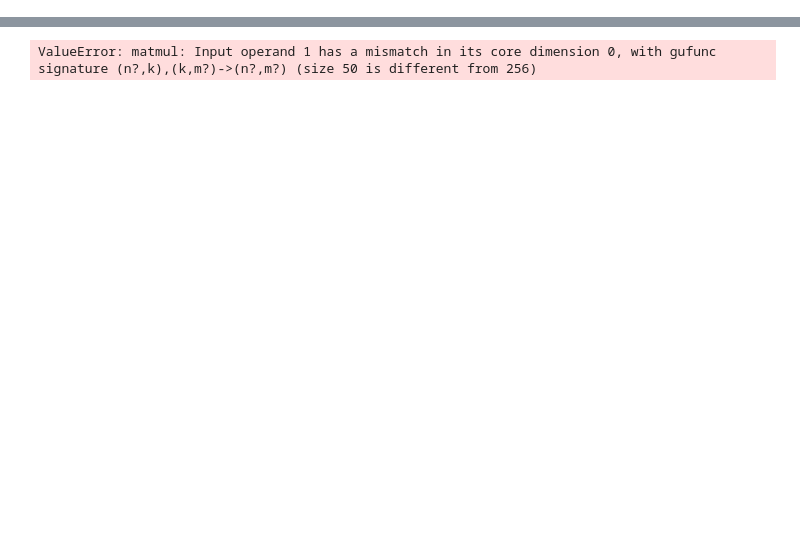
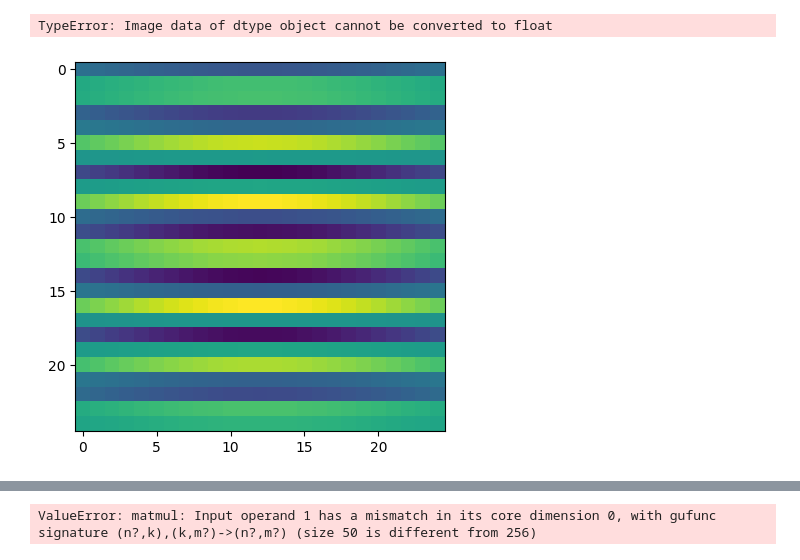
Before and after one commit to Gowri0109/codes, a Jupyter notebook: feature_extraction.ipynb, the cells around one changed output, grey strips where cells are left out. Cells and saved outputs as stored; diff of their text form; code cells hidden in the pictures; blank space fills up the shorter version.

```diff
--- a/feature_extraction.ipynb
+++ b/feature_extraction.ipynb
@@ -16,0 +74,47 @@ from sklearn.metrics import accuracy_score
+# %%
+#garbor filter
+#input directory
+input_path = "D:\master_thesis\datasets\segmented\glioma"
+
+#output directory
+
+output_path = "D:\master_thesis\datasets\feature_extracted\glioma"
+
+#convert to grayscale
+#gray = cv2.cvtColor(input_path, cv2.COLOR_BGR2GRAY)
+
+ksize = 25  #Use size that makes sense to the image and fetaure size. Large may not be good.
+#On the synthetic image it is clear how ksize affects imgae (try 5 and 50)
+sigma = 10 #Large sigma on small features will fully miss the features.
+theta = 1*np.pi/2  #/4 shows horizontal 3/4 shows other horizontal. Try other contributions
+lamda = 1*np.pi/4  #1/4 works best for angled.
+gamma=0.9  #Value of 1 defines spherical. Calue close to 0 has high aspect ratio
+#Value of 1, spherical may not be ideal as it picks up features from other regions.
+phi = 0.8  #Phase offset. I leave it to 0. (For hidden pic use 0.8)
+
+kernel = cv2.getGaborKernel((ksize, ksize), sigma, theta, lamda, gamma, phi, ktype=cv2.CV_32F)
+
+plt.imshow(kernel)
+
+
+img = cv2.imread(input_path) #USe ksize:15, s:5, q:pi/2, l:pi/4, g:0.9, phi:0.8
+plt.imshow(img, cmap='gray')
+
+img = cv2.cvtColor(img, cv2.COLOR_BGR2GRAY)
+fimg = cv2.filter2D(img, cv2.CV_8UC3, kernel)
+
+kernel_resized = cv2.resize(kernel, (600, 600))                    # Resize image
+
+
+plt.imshow(kernel_resized)
+plt.imshow(fimg)
+
+cv2.imshow('Kernel', kernel_resized)
+cv2.imshow('Original Img.', img)
+cv2.imshow('Filtered', fimg)
+cv2.waitKey()
+cv2.destroyAllWindows()
+#
+# %% [output]
+TypeError: Image data of dtype object cannot be converted to float
+[figure, added]
```
Also changed, not shown: parts of 4 cells of this notebook, 1 other file.
